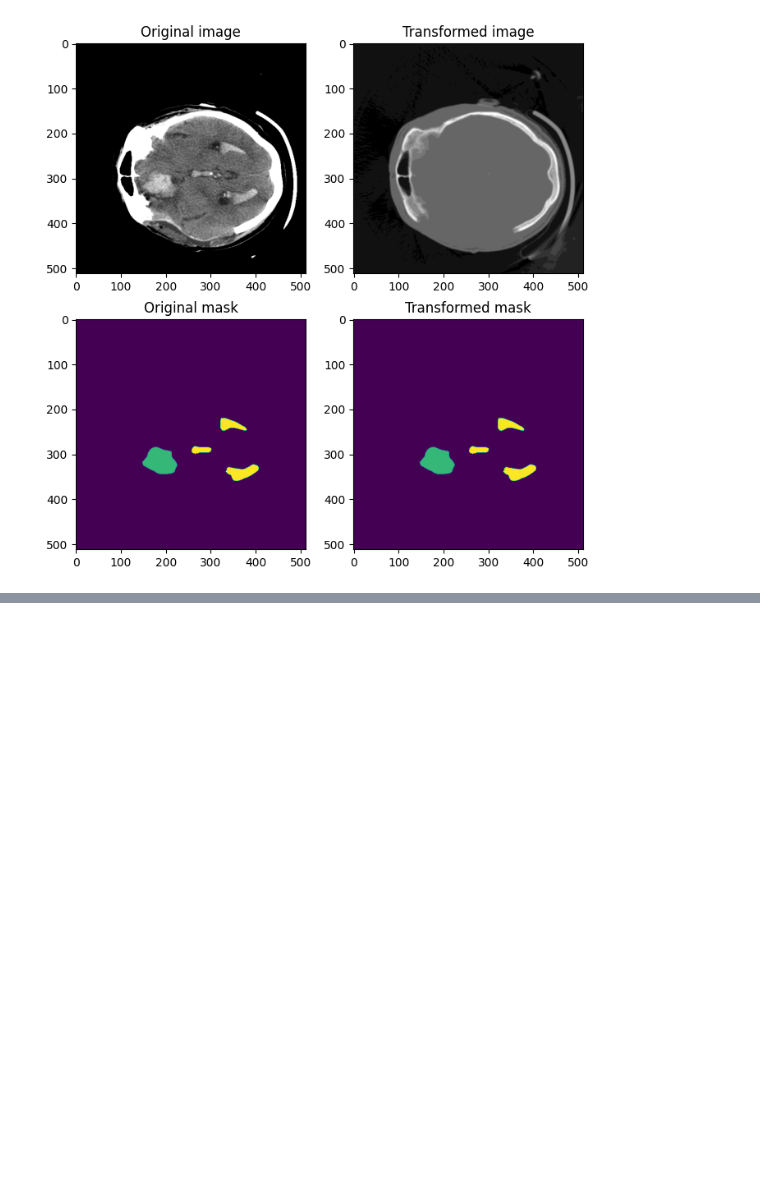
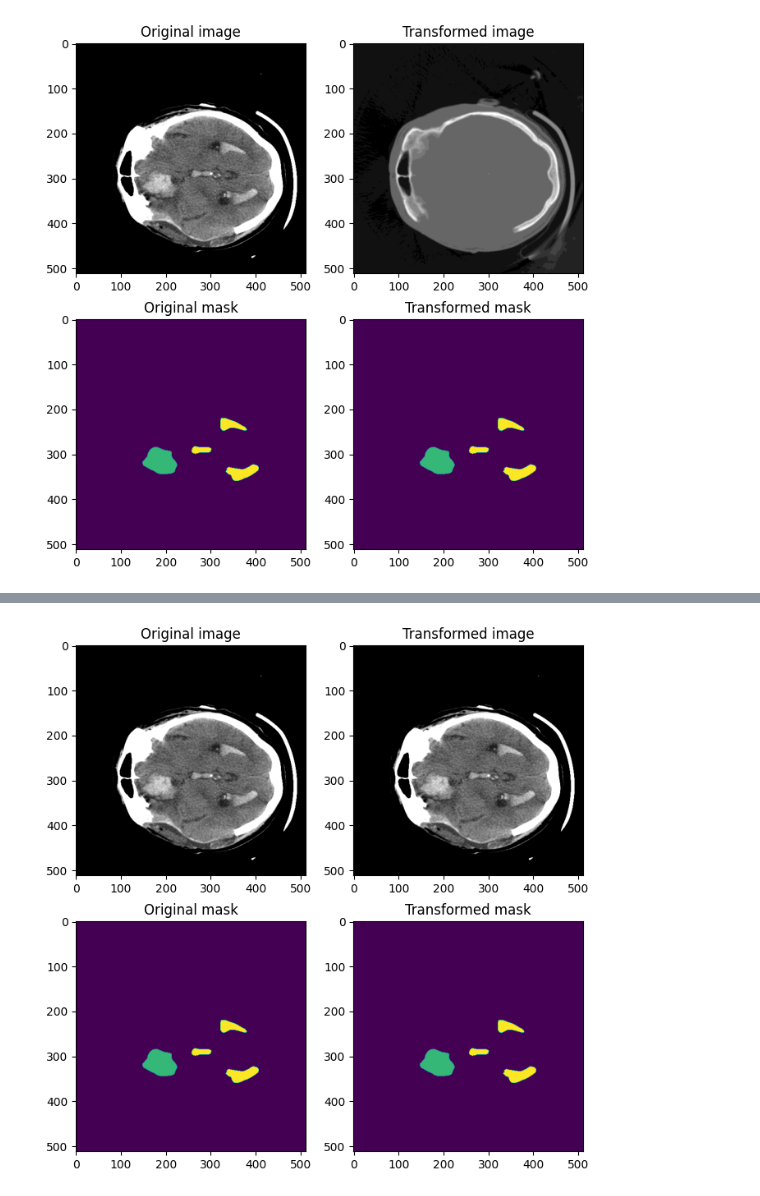
Before and after one commit to codecat0/Deep-Learning-With-Code, a Jupyter notebook: tutotial/monai/monai_aug_intensity.ipynb, the cells around one changed output, grey strips where cells are left out. Saved outputs shown, nothing was run; the diff lists cells and outputs as text; code cells hidden in the pictures; blank space fills up the shorter version.

```diff
--- a/tutotial/monai/monai_aug_intensity.ipynb
+++ b/tutotial/monai/monai_aug_intensity.ipynb
@@ -338,0 +438,12 @@ image mean: -0.00, image std: 1.00
+# %%
+# 对图像强度值按通道在 0.5% ~ 99.5% 之间截断
+transform = transforms.ClipIntensityPercentilesd(
+    keys=["image"],
+    lower=0.5,
+    upper=99.5,
+    channel_wise=True
+)
+aug_data = transform(add_data)
+visualize(data, aug_data)
+# %% [output]
+[figure, added]
```
Also changed, not shown: parts of 35 cells of this notebook.
